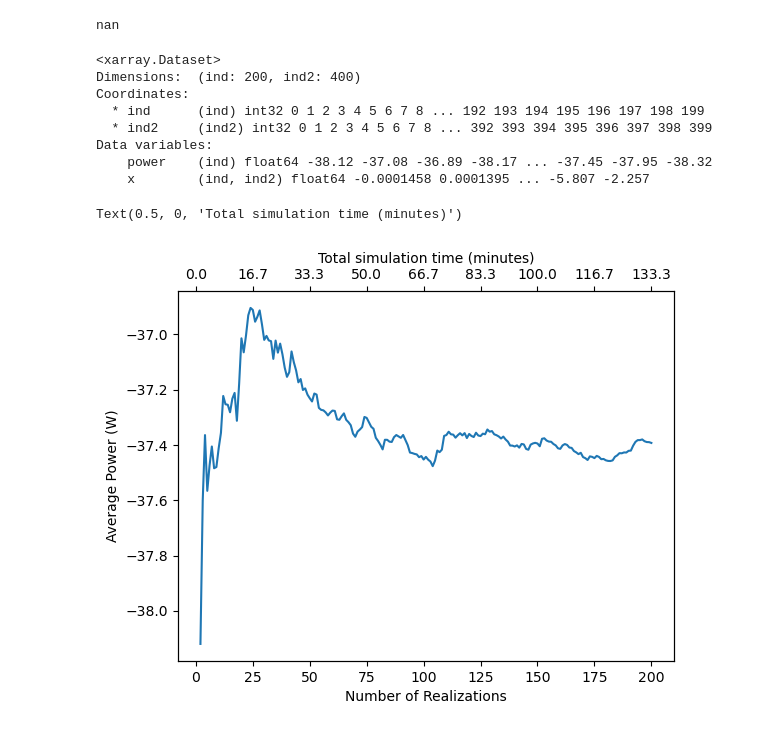
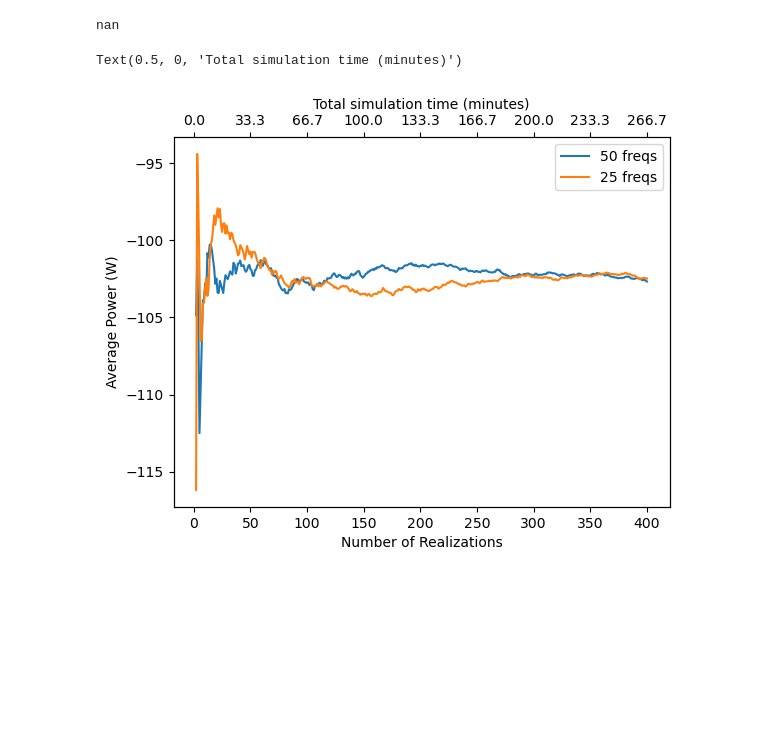
Before and after one commit to jtgrasb/WecOptTool, a Jupyter notebook: examples/analyze_realizations.ipynb, the cells around one changed output. Saved outputs shown, nothing was run; the diff lists cells and outputs as text; code cells hidden in the pictures; blank space fills up the shorter version.

```diff
--- a/examples/analyze_realizations.ipynb
+++ b/examples/analyze_realizations.ipynb
@@ -326,45 +345,44 @@ print(ds)
 #wot.write_netcdf(os.path.join(os.getcwd(), 'data', 'tutorial_4_nfreqs.nc'), ds)
 # %%
 # load results
-import xarray as xr
-res_ds = xr.load_dataset('wavebot_power_convergence_025.nc')
+res_ds_50 = xr.load_dataset('wavebot_power_convergence_05.nc')
+res_ds_25 = xr.load_dataset('wavebot_power_convergence.nc')
 
-print(res_ds)
+#print(res_ds)
 
-rolling_mean = []
+rolling_mean_50 = []
+rolling_mean_25 = []
 
-for ind in range(len(res_ds['power'])):
+for ind in range(len(res_ds_50['power'])):
 
-    rolling_mean.append(np.mean(res_ds['power'][0:ind]))
+    rolling_mean_50.append(np.mean(res_ds_50['power'][0:ind]))
+
+for ind in range(len(res_ds_25['power'])):
+
+    rolling_mean_25.append(np.mean(res_ds_25['power'][0:ind]))
 
 fig = plt.figure()
 ax1 = fig.add_subplot(111)
 ax2 = ax1.twiny()
-ax1.plot(range(1,len(res_ds['power'])+1),rolling_mean)
+ax1.plot(range(1,len(res_ds_50['power'])+1),rolling_mean_50,label='50 freqs')
+ax1.plot(range(1,len(res_ds_25['power'])+1),rolling_mean_25,label='25 freqs')
 ax1.set_xlabel('Number of Realizations')
 ax1.set_ylabel('Average Power (W)')
+ax1.legend()
 #ax1.xlim([200, 400])
 #ax1.ylim([-39.3,-39.0])
 
 # also plot total time
 tperreal = 1/.025
 
 def tick_function(X):
     V = tperreal*X/60
     return ["%.1f" % z for z in V]
 
 ax2.set_xticks(ax1.get_xticks())
 ax2.set_xbound(ax1.get_xbound())
 ax2.set_xticklabels(tick_function(ax1.get_xticks()))
 ax2.set_xlabel('Total simulation time (minutes)')
 # %% [output]
-<xarray.Dataset>
-Dimensions:  (ind: 200, ind2: 400)
-Coordinates:
-  * ind      (ind) int32 0 1 2 3 4 5 6 7 8 ... 192 193 194 195 196 197 198 199
-  * ind2     (ind2) int32 0 1 2 3 4 5 6 7 8 ... 392 393 394 395 396 397 398 399
-Data variables:
-    power    (ind) float64 -38.12 -37.08 -36.89 -38.17 ... -37.45 -37.95 -38.32
-    x        (ind, ind2) float64 -0.0001458 0.0001395 ... -5.807 -2.257
+Text(0.5, 0, 'Total simulation time (minutes)')
-Text(0.5, 0, 'Total simulation time (minutes)')
-[figure, old version]
+[figure, new version]
```
Also changed, not shown: parts of 3 cells of this notebook, 6 other files.
